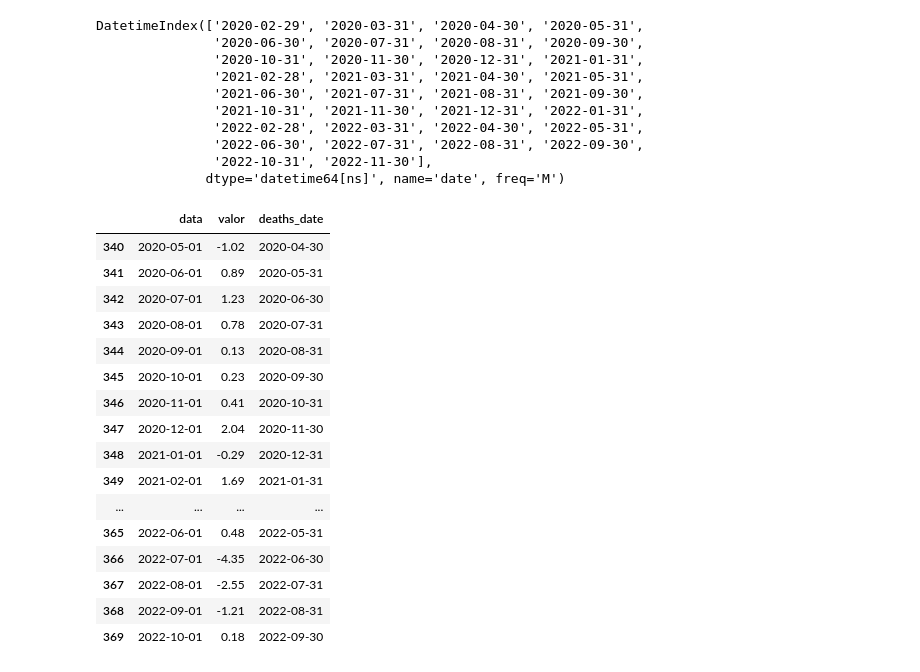
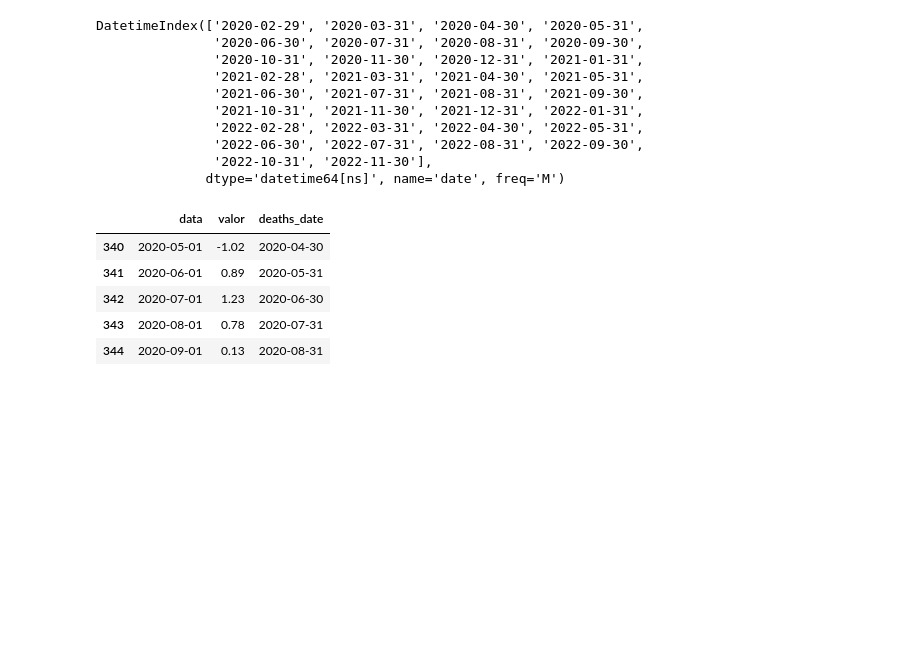
Before and after one commit to til021/divtech_covid_analysis, a Jupyter notebook: covid.ipynb, the cells around one changed output. Saved outputs shown, nothing was run; the diff lists cells and outputs as text; code cells hidden in the pictures; blank space fills up the shorter version.

```diff
--- a/covid.ipynb
+++ b/covid.ipynb
@@ -212,22 +243,11 @@ DatetimeIndex(['2020-02-29', '2020-03-31', '2020-04-30', '2020-05-31',
               dtype='datetime64[ns]', name='date', freq='M')
 # %%
 ipca.merge(months, how = "inner", left_on = ipca["deaths_date"], right_on = months.index)
-ipca
+ipca.head()
 # %% [output]
 |  | data | valor | deaths_date |
 | 340 | 2020-05-01 | -1.02 | 2020-04-30 |
 | 341 | 2020-06-01 | 0.89 | 2020-05-31 |
 | 342 | 2020-07-01 | 1.23 | 2020-06-30 |
 | 343 | 2020-08-01 | 0.78 | 2020-07-31 |
 | 344 | 2020-09-01 | 0.13 | 2020-08-31 |
-| 345 | 2020-10-01 | 0.23 | 2020-09-30 |
-| 346 | 2020-11-01 | 0.41 | 2020-10-31 |
-| 347 | 2020-12-01 | 2.04 | 2020-11-30 |
-| 348 | 2021-01-01 | -0.29 | 2020-12-31 |
-| 349 | 2021-02-01 | 1.69 | 2021-01-31 |
-| ... | ... | ... | ... |
-| 365 | 2022-06-01 | 0.48 | 2022-05-31 |
-| 366 | 2022-07-01 | -4.35 | 2022-06-30 |
-| 367 | 2022-08-01 | -2.55 | 2022-07-31 |
-| 368 | 2022-09-01 | -1.21 | 2022-08-31 |
-| 369 | 2022-10-01 | 0.18 | 2022-09-30 |
```
Also changed, not shown: parts of 6 cells of this notebook, 3 other files.
